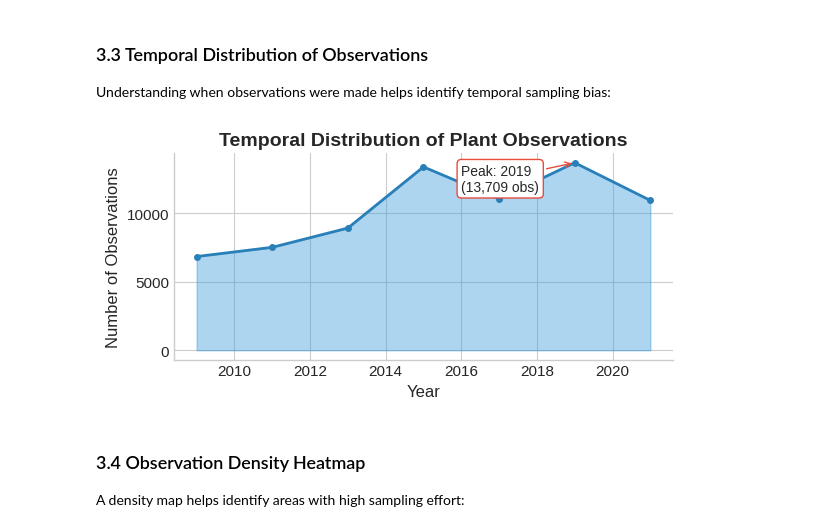
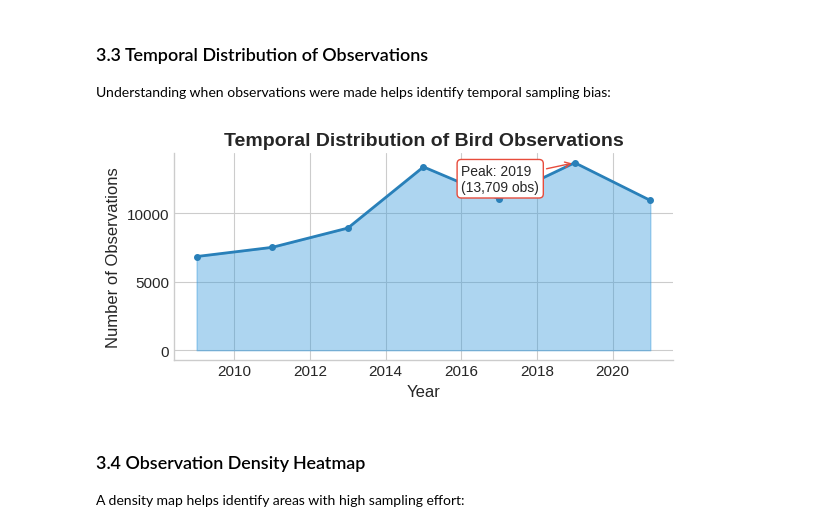
Before and after one commit to cmunozr/2026_I_AI_GU, a Jupyter notebook: Project/deepmaxent.ipynb, the cells around one changed output. Drawn from its saved outputs; the diff is of its cells as text; code cells hidden in the pictures.

```diff
--- a/Project/deepmaxent.ipynb
+++ b/Project/deepmaxent.ipynb
@@ -312,33 +304,33 @@ Understanding when observations were made helps identify temporal sampling bias:
 # %%
 # Temporal distribution
 year_counts = df_filtered['year'].value_counts().sort_index()
 
 fig, ax = plt.subplots(figsize=(6, 3))
 
 ax.fill_between(year_counts.index, year_counts.values, alpha=0.4, color='#3498db')
 ax.plot(year_counts.index, year_counts.values, color='#2980b9', linewidth=2, marker='o', markersize=4)
 
 ax.set_xlabel('Year', fontsize=12)
 ax.set_ylabel('Number of Observations', fontsize=12)
-ax.set_title('Temporal Distribution of Plant Observations', fontsize=14, fontweight='bold')
+ax.set_title('Temporal Distribution of Bird Observations', fontsize=14, fontweight='bold')
 
 ax.spines['top'].set_visible(False)
 ax.spines['right'].set_visible(False)
 
 # Highlight peak year
 peak_year = year_counts.idxmax()
 peak_count = year_counts.max()
 ax.annotate(f'Peak: {peak_year}\n({peak_count:,} obs)',
             xy=(peak_year, peak_count),
             xytext=(peak_year-3, peak_count*0.85),
             fontsize=10,
             arrowprops=dict(arrowstyle='->', color='#e74c3c'),
             bbox=dict(boxstyle='round', facecolor='white', edgecolor='#e74c3c'))
 
 plt.tight_layout()
 plt.show()
 # %% [output]
-[figure, old version]
+[figure, new version]
 # %% [markdown]
 ### 3.4 Observation Density Heatmap
 
```
Also changed, not shown: parts of 10 cells of this notebook.
